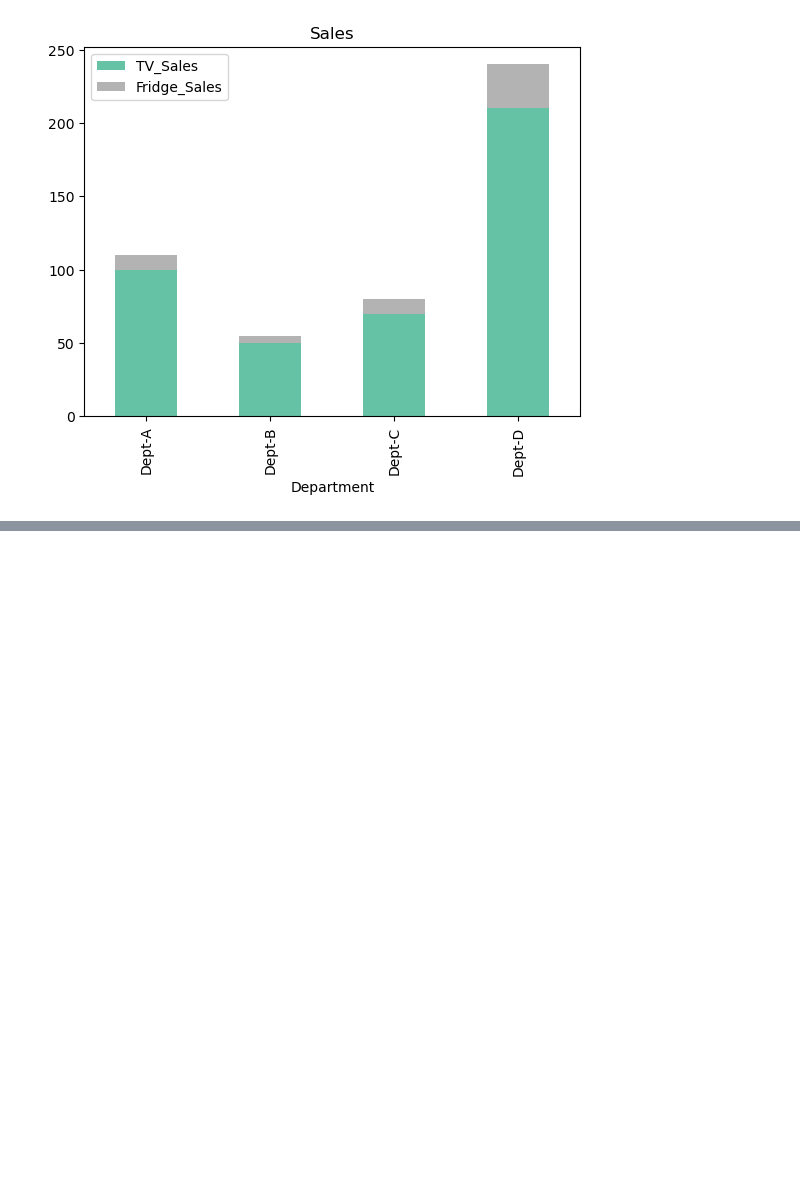
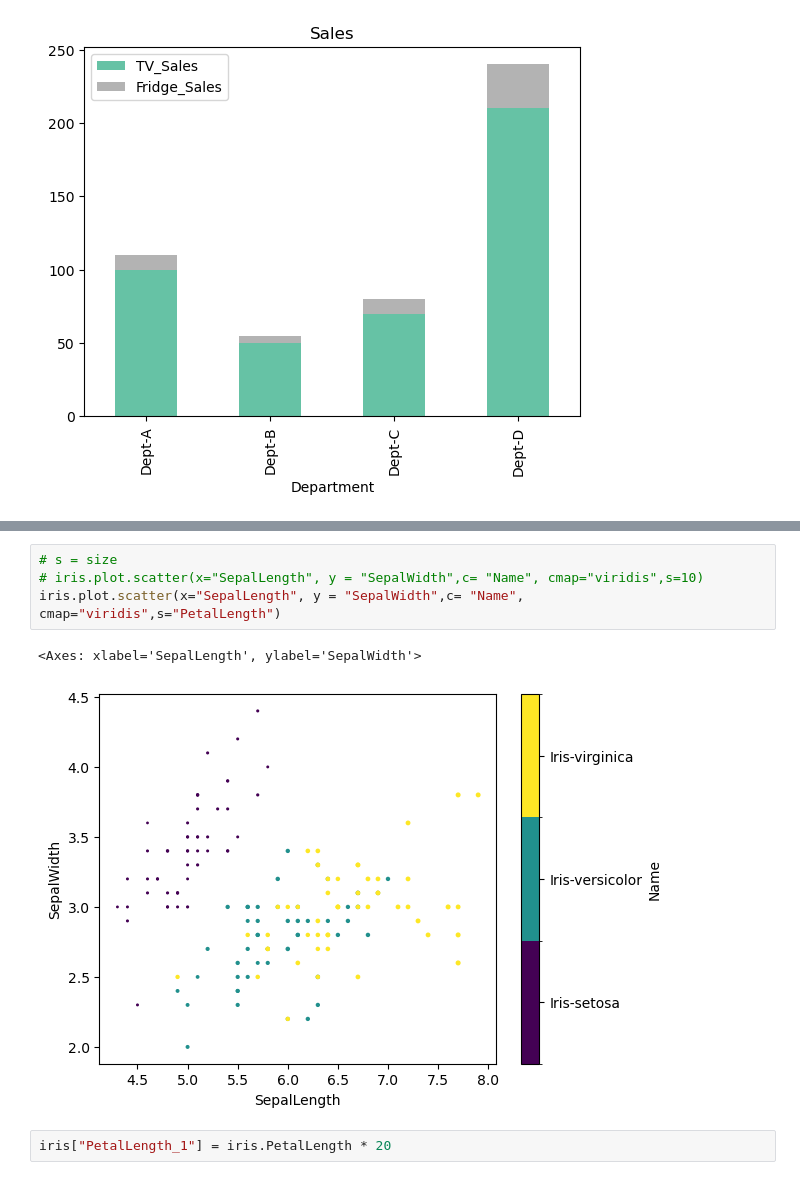
Before and after one commit to Faliell/Pandas_Classes, a Jupyter notebook: aula21-visualization.ipynb, the cells around one changed output, grey strips where cells are left out. Saved outputs shown, nothing was run; the diff lists cells and outputs as text; blank space fills up the shorter version.

```diff
--- a/aula21-visualization.ipynb
+++ b/aula21-visualization.ipynb
@@ -175,0 +230,9 @@ data1.plot.bar(x="Department", title="Sales", cmap="Set2",stacked=True)
+# %%
+# s = size
+# iris.plot.scatter(x="SepalLength", y = "SepalWidth",c= "Name", cmap="viridis",s=10)
+iris.plot.scatter(x="SepalLength", y = "SepalWidth",c= "Name", cmap="viridis",s="PetalLength")
+# %% [output]
+<Axes: xlabel='SepalLength', ylabel='SepalWidth'>
+[figure, added]
+# %%
+iris["PetalLength_1"] = iris.PetalLength * 20
```
Also changed, not shown: parts of 9 cells of this notebook.
